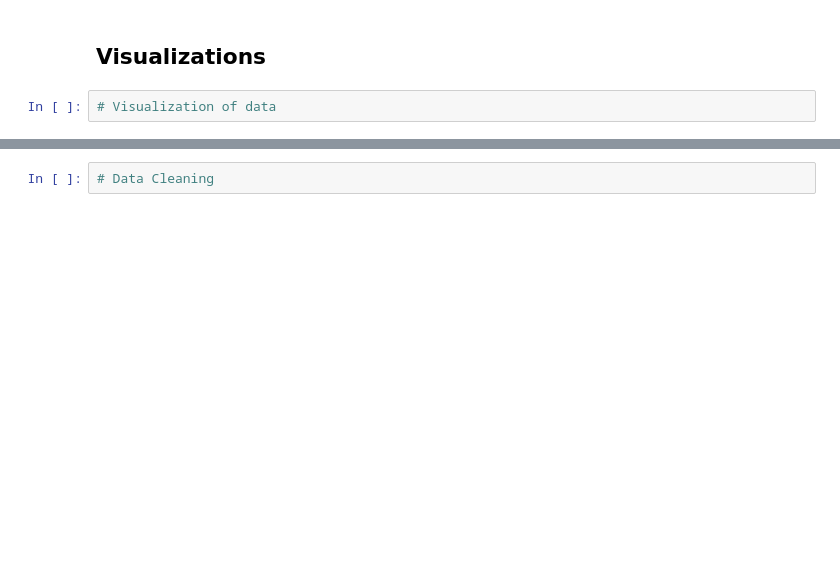
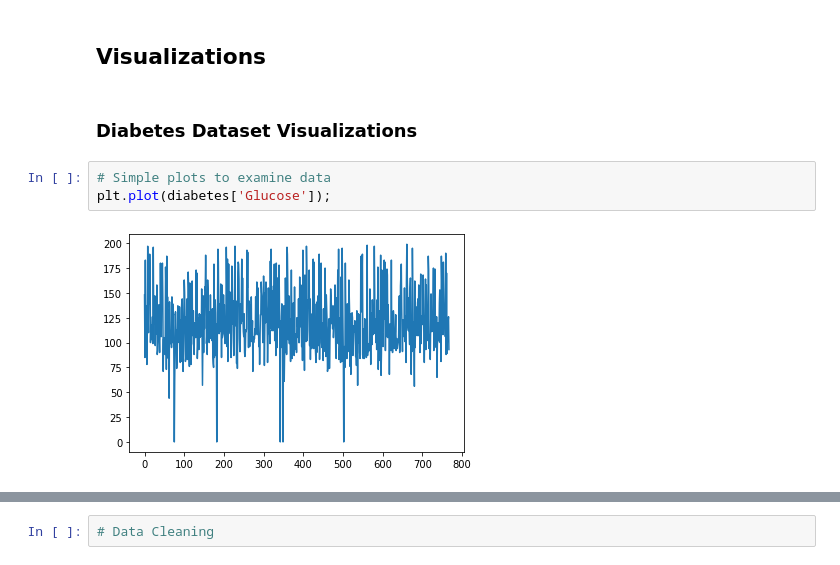
Before and after one commit to psalinas505/python-diabetes, a Jupyter notebook: Python_Diabetes_PS_NN_BB.ipynb, the cells around one changed output, grey strips where cells are left out. Saved outputs shown, nothing was run; the diff lists cells and outputs as text; blank space fills up the shorter version.

```diff
--- a/Python_Diabetes_PS_NN_BB.ipynb
+++ b/Python_Diabetes_PS_NN_BB.ipynb
@@ -96,4 +132,9 @@ diabetes2.head()
 # %% [markdown]
 ## Visualizations
-# %%
-# Visualization of data
+# %% [markdown]
+### Diabetes Dataset Visualizations
+# %%
+# Simple plots to examine data
+plt.plot(diabetes['Glucose']);
+# %% [output]
+[figure, added]
```
Also changed, not shown: parts of 29 cells of this notebook.
